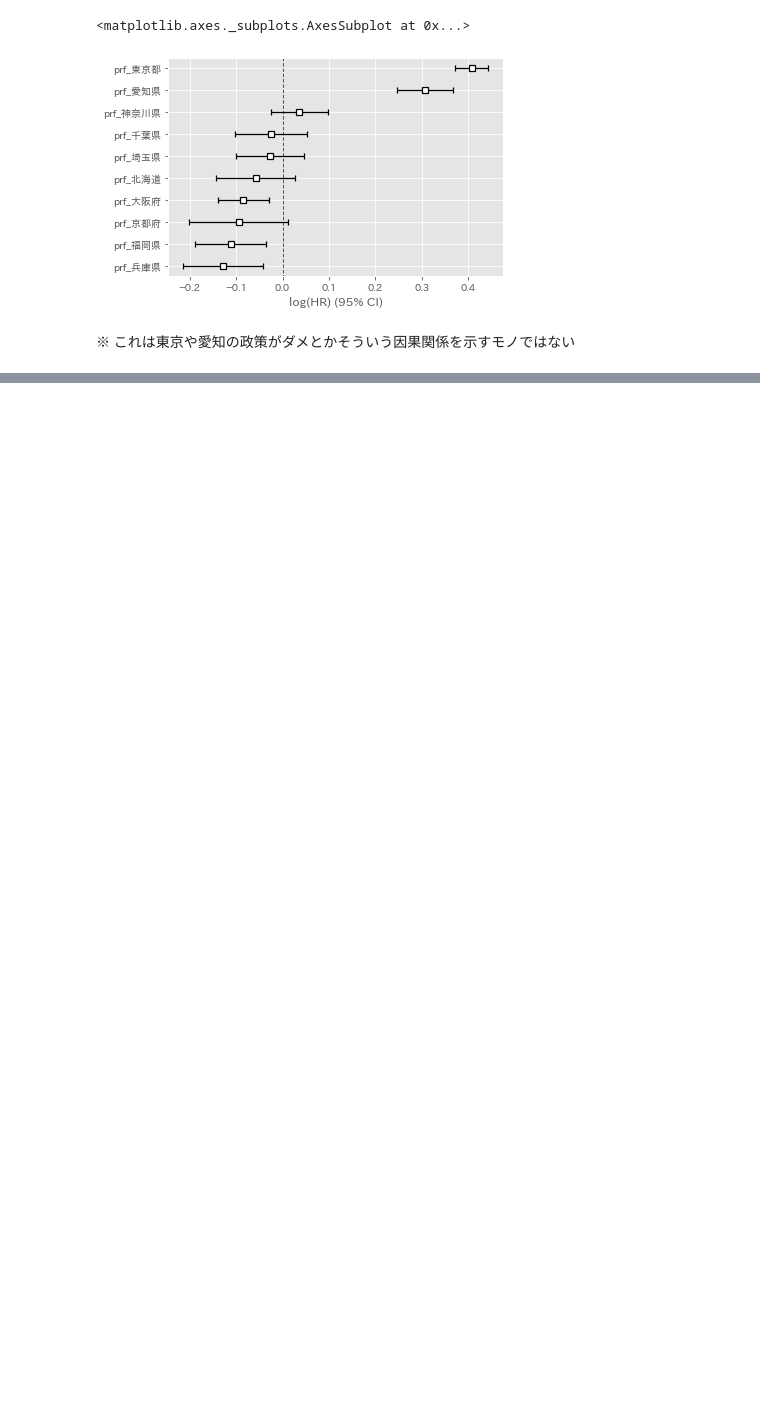
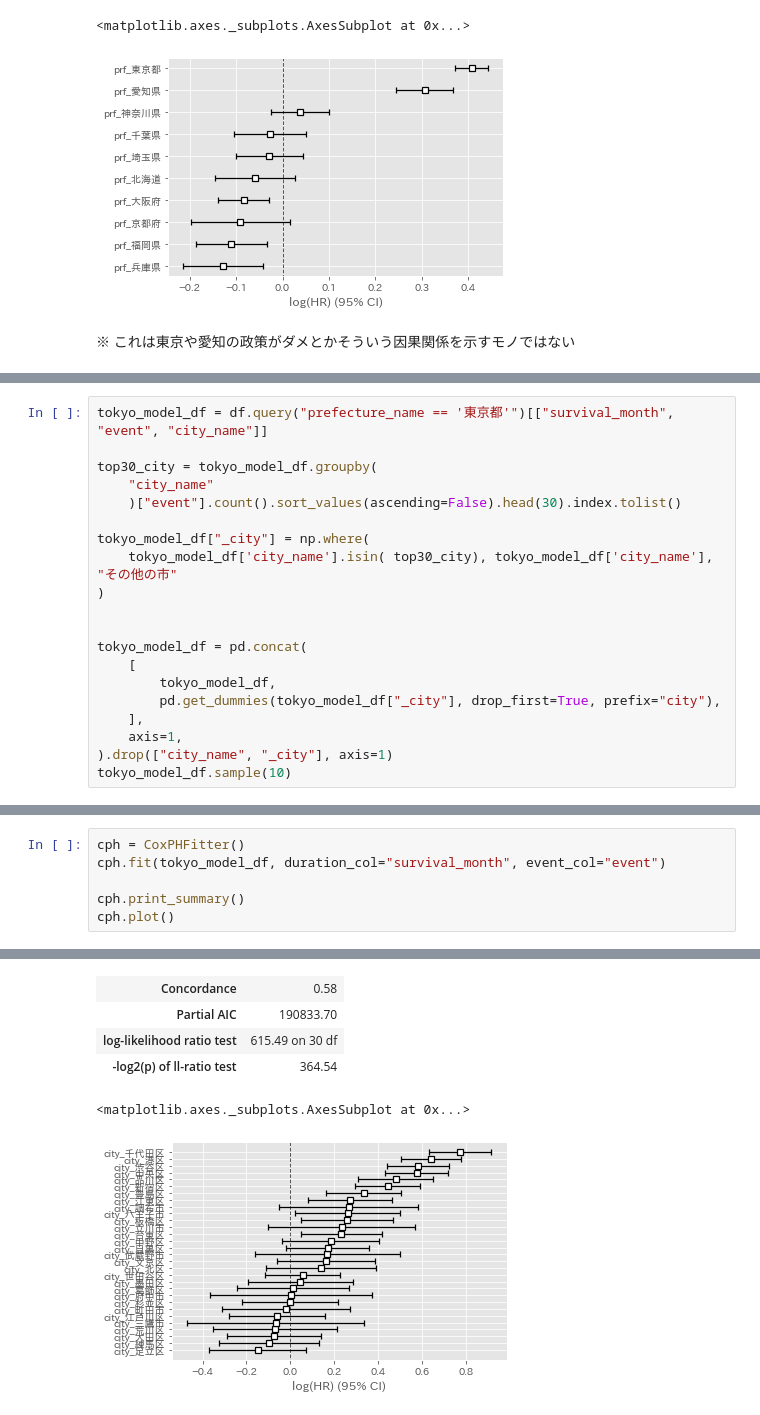
Before and after one commit to MasaAsami/jp_open_data_mokumoku, a Jupyter notebook: notebooks/スタートアップ生存時間.ipynb, the cells around one changed output, grey strips where cells are left out. Drawn from its saved outputs; the diff is of its cells as text; blank space fills up the shorter version.

```diff
--- a/notebooks/スタートアップ生存時間.ipynb
+++ b/notebooks/スタートアップ生存時間.ipynb
@@ -252,0 +266,20 @@ cph.plot()
+# %%
+tokyo_model_df = df.query("prefecture_name == '東京都'")[["survival_month", "event", "city_name"]]
+
+top30_city = tokyo_model_df.groupby(
+    "city_name"
+    )["event"].count().sort_values(ascending=False).head(30).index.tolist()
+
+tokyo_model_df["_city"] = np.where(
+    tokyo_model_df['city_name'].isin( top30_city), tokyo_model_df['city_name'], "その他の市"
+)
+
+
+tokyo_model_df = pd.concat(
+    [
+        tokyo_model_df,
+        pd.get_dummies(tokyo_model_df["_city"], drop_first=True, prefix="city"),
+    ],
+    axis=1,
+).drop(["city_name", "_city"], axis=1)
+tokyo_model_df.sample(10)
@@ -252,0 +299,7 @@ cph.plot()
+# %%
+cph = CoxPHFitter()
+cph.fit(tokyo_model_df, duration_col="survival_month", event_col="event")
+
+cph.print_summary()
+cph.plot()
+# %% [output]
@@ -252,0 +331,6 @@ cph.plot()
+| Concordance | 0.58 |
+| Partial AIC | 190833.70 |
+| log-likelihood ratio test | 615.49 on 30 df |
+| -log2(p) of ll-ratio test | 364.54 |
+<matplotlib.axes._subplots.AxesSubplot at 0x...>
+[figure, added]
```
Also changed, not shown: parts of 13 cells of this notebook.
